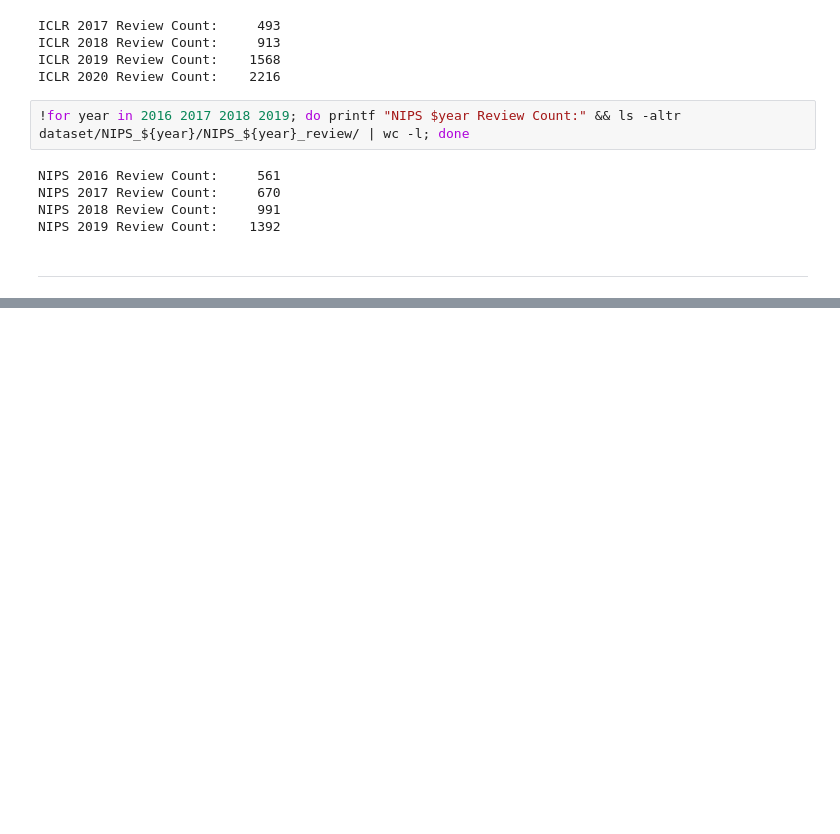
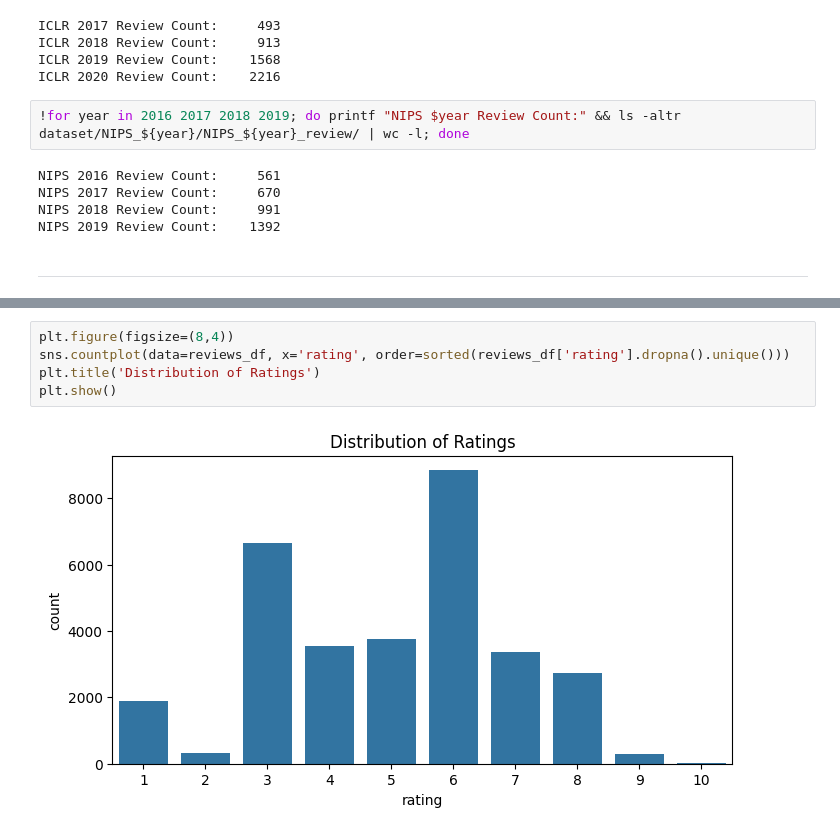
Before and after one commit to didemir/DLTA_project, a Jupyter notebook: eda.ipynb, the cells around one changed output, grey strips where cells are left out. Saved outputs shown, nothing was run; the diff lists cells and outputs as text; blank space fills up the shorter version.

```diff
--- a/eda.ipynb
+++ b/eda.ipynb
@@ -148,0 +394,7 @@ NIPS 2019 Review Count:    1392
+# %%
+plt.figure(figsize=(8,4))
+sns.countplot(data=reviews_df, x='rating', order=sorted(reviews_df['rating'].dropna().unique()))
+plt.title('Distribution of Ratings')
+plt.show()
+# %% [output]
+[figure, added]
```
Also changed, not shown: parts of 23 cells of this notebook, 1 other file.
